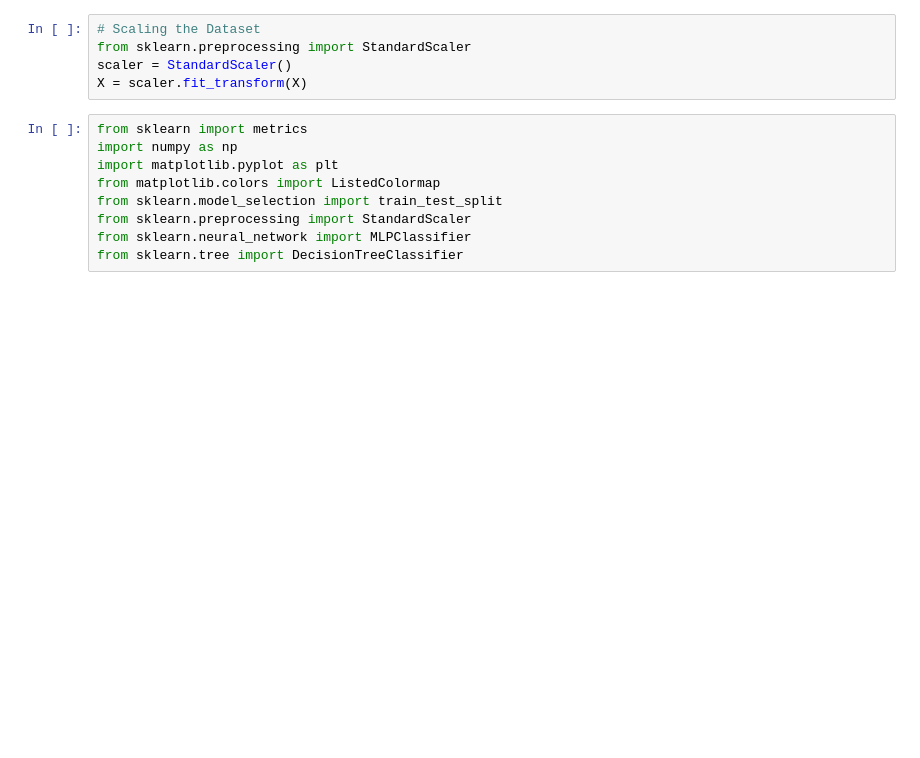
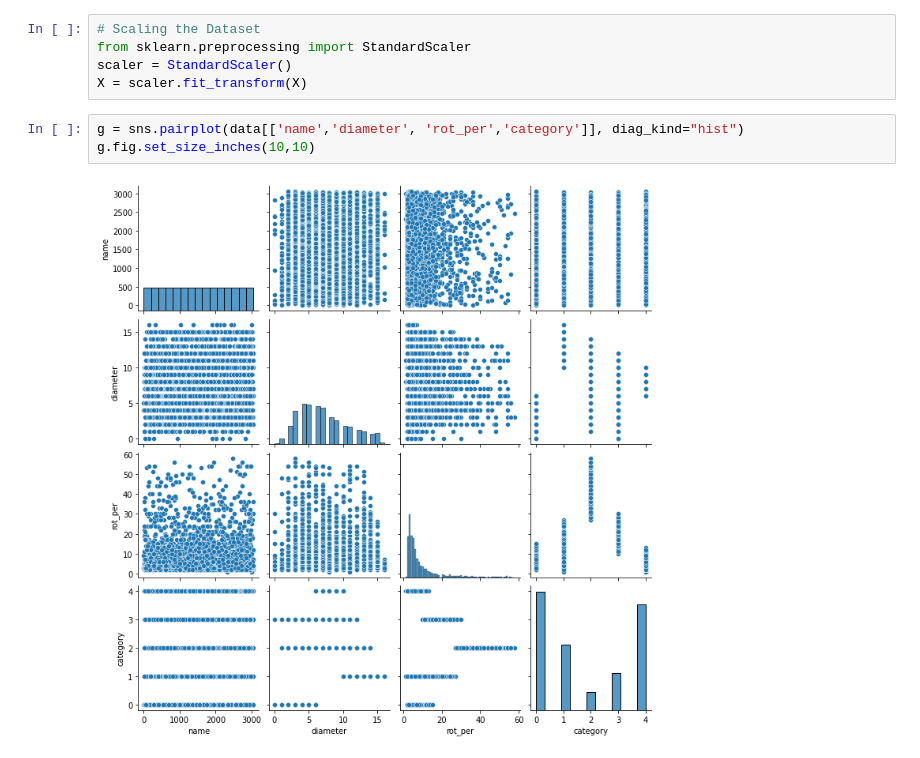
Before and after one commit to jocelynbaduria/cmpe-257_Machine_Learning, a Jupyter notebook: [Jocelyn_Baduria]_HW5_HPO_257_ML.ipynb, the cells around one changed output. Drawn from its saved outputs; the diff is of its cells as text; blank space fills up the shorter version.

```diff
--- a/[Jocelyn_Baduria]_HW5_HPO_257_ML.ipynb
+++ b/[Jocelyn_Baduria]_HW5_HPO_257_ML.ipynb
@@ -123,12 +126,8 @@ X
 from sklearn.preprocessing import StandardScaler
 scaler = StandardScaler()
 X = scaler.fit_transform(X)
-# %%
-from sklearn import metrics
-import numpy as np
-import matplotlib.pyplot as plt
-from matplotlib.colors import ListedColormap
-from sklearn.model_selection import train_test_split
-from sklearn.preprocessing import StandardScaler
-from sklearn.neural_network import MLPClassifier
-from sklearn.tree import DecisionTreeClassifier
+# %%
+g = sns.pairplot(data[['name','diameter', 'rot_per','category']], diag_kind="hist")
+g.fig.set_size_inches(10,10)
+# %% [output]
+[figure, added]
```
Also changed, not shown: parts of 33 cells of this notebook.
